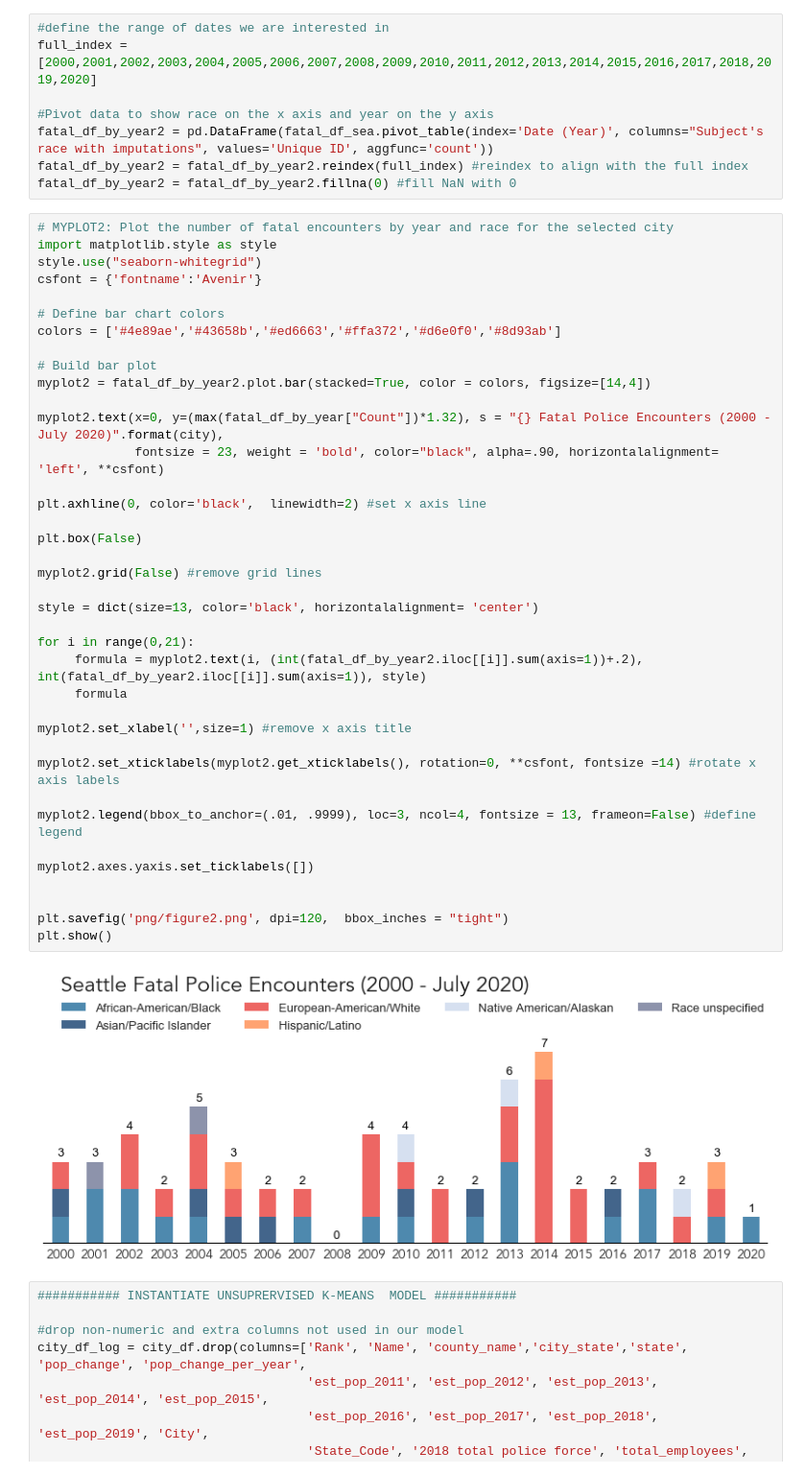
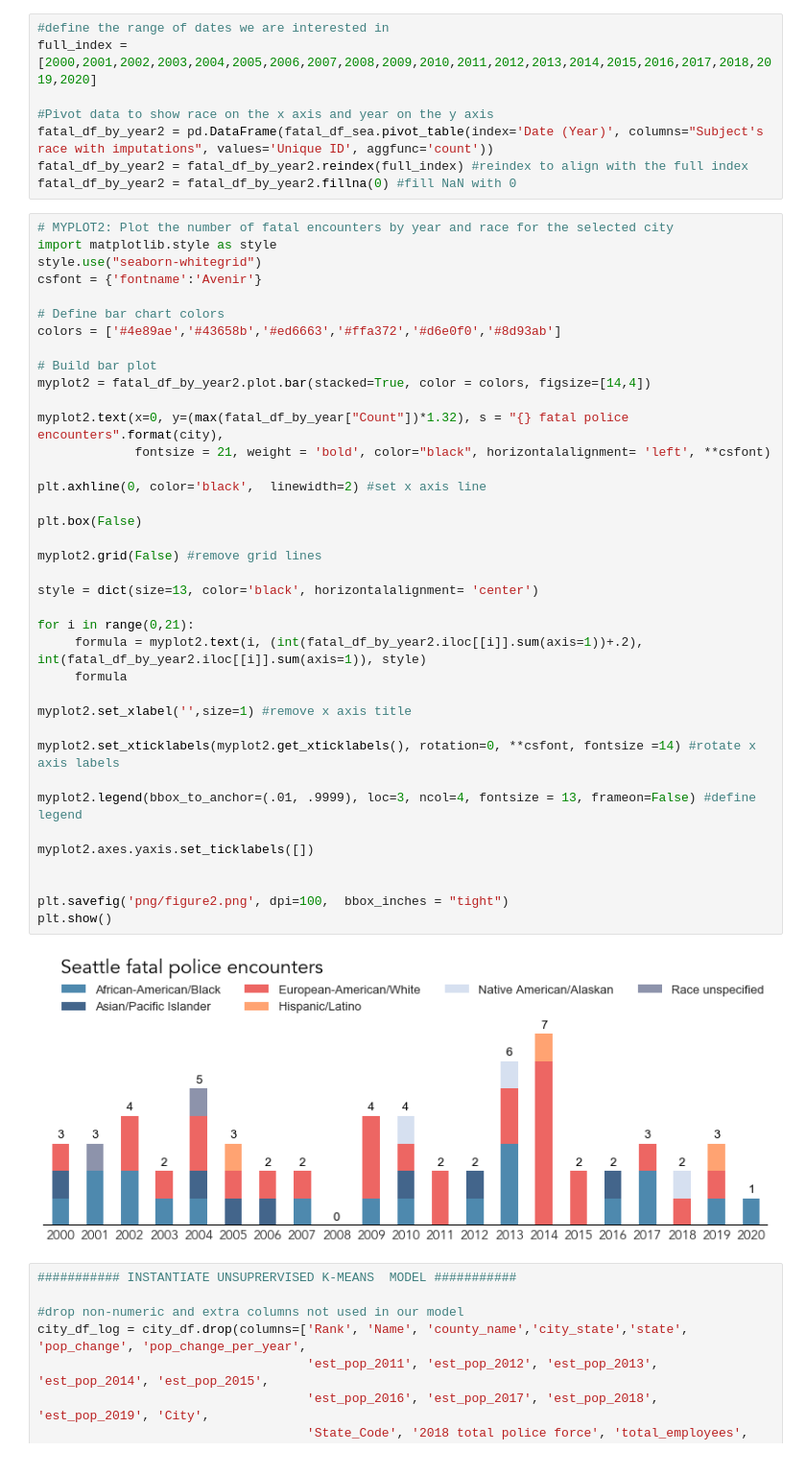
Before and after one commit to jnboysen/us-fatal-police-encounters, a Jupyter notebook: py/Fatal Police Encounters Part 3 - Exploratory Data Analysis.ipynb, the cells around one changed output. Shown at 96% size. Drawn from its saved outputs; the diff is of its cells as text.

```diff
--- a/py/Fatal Police Encounters Part 3 - Exploratory Data Analysis.ipynb
+++ b/py/Fatal Police Encounters Part 3 - Exploratory Data Analysis.ipynb
@@ -112,37 +112,37 @@ csfont = {'fontname':'Avenir'}
 # Define bar chart colors
 colors = ['#4e89ae','#43658b','#ed6663','#ffa372','#d6e0f0','#8d93ab']
 
 # Build bar plot
 myplot2 = fatal_df_by_year2.plot.bar(stacked=True, color = colors, figsize=[14,4])
 
-myplot2.text(x=0, y=(max(fatal_df_by_year["Count"])*1.32), s = "{} Fatal Police Encounters (2000 - July 2020)".format(city),
-             fontsize = 23, weight = 'bold', color="black", alpha=.90, horizontalalignment= 'left', **csfont)
+myplot2.text(x=0, y=(max(fatal_df_by_year["Count"])*1.32), s = "{} fatal police encounters".format(city),
+             fontsize = 21, weight = 'bold', color="black", horizontalalignment= 'left', **csfont)
 
 plt.axhline(0, color='black',  linewidth=2) #set x axis line
 
 plt.box(False)
 
 myplot2.grid(False) #remove grid lines
 
 style = dict(size=13, color='black', horizontalalignment= 'center')
 
 for i in range(0,21):
      formula = myplot2.text(i, (int(fatal_df_by_year2.iloc[[i]].sum(axis=1))+.2), int(fatal_df_by_year2.iloc[[i]].sum(axis=1)), style)
      formula
 
 myplot2.set_xlabel('',size=1) #remove x axis title
 
 myplot2.set_xticklabels(myplot2.get_xticklabels(), rotation=0, **csfont, fontsize =14) #rotate x axis labels
 
 myplot2.legend(bbox_to_anchor=(.01, .9999), loc=3, ncol=4, fontsize = 13, frameon=False) #define legend
 
 myplot2.axes.yaxis.set_ticklabels([])
 
 
-plt.savefig('png/figure2.png', dpi=120,  bbox_inches = "tight")
+plt.savefig('png/figure2.png', dpi=100,  bbox_inches = "tight")
 plt.show()
 # %% [output]
-[figure, old version]
+[figure, new version]
 # %%
 ########### INSTANTIATE UNSUPRERVISED K-MEANS  MODEL ###########
 
```
Also changed, not shown: parts of 9 cells of this notebook, 10 other files.
